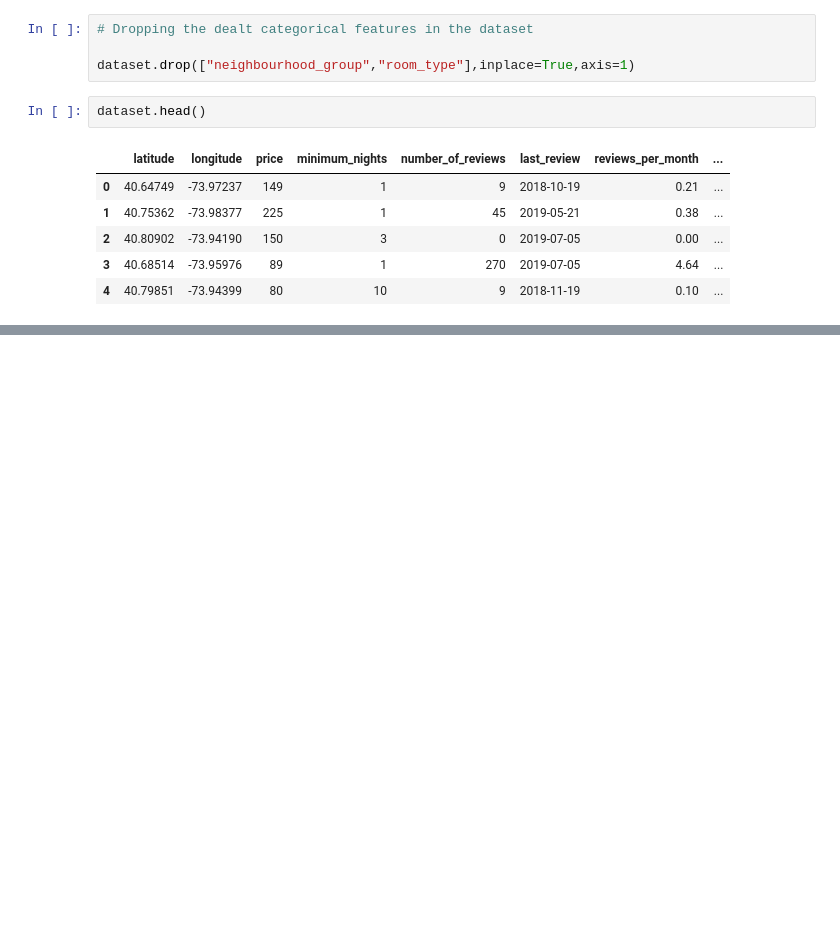
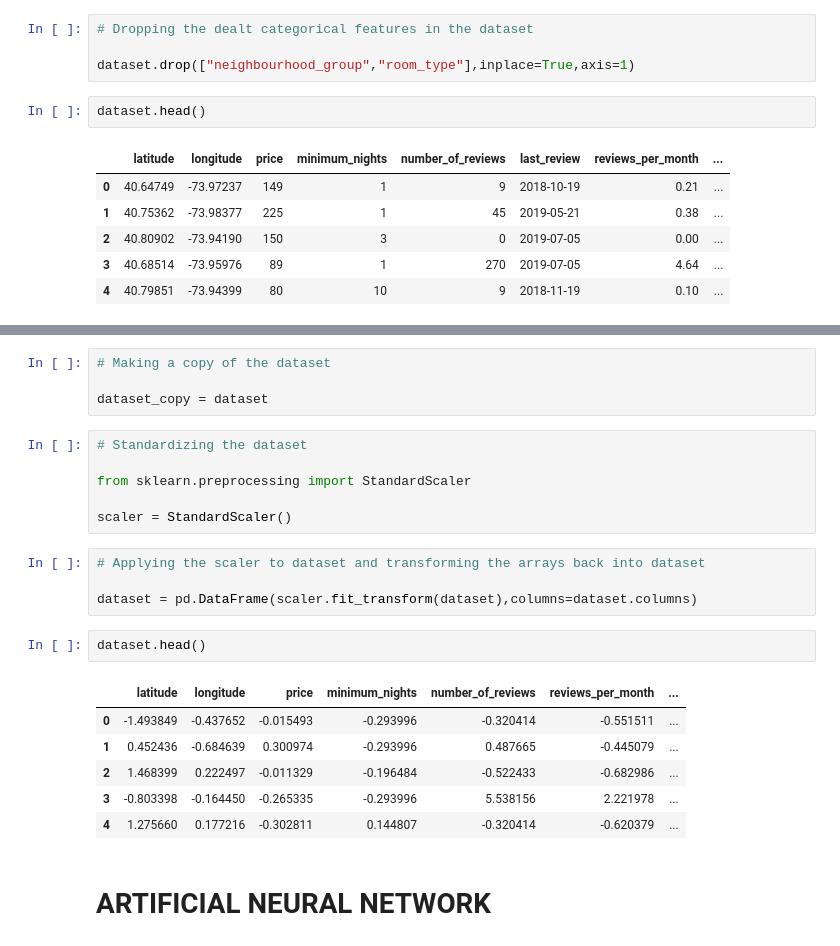
Before and after one commit to abhi-11nav/NewYork_HousingPrice, a Jupyter notebook: NewYork_Airbnb.ipynb, the cells around one changed output, grey strips where cells are left out. Saved outputs shown, nothing was run; the diff lists cells and outputs as text; blank space fills up the shorter version.

```diff
--- a/NewYork_Airbnb.ipynb
+++ b/NewYork_Airbnb.ipynb
@@ -318,0 +359,25 @@ dataset
+# %%
+# Making a copy of the dataset
+
+dataset_copy = dataset
+# %%
+# Standardizing the dataset
+
+from sklearn.preprocessing import StandardScaler
+
+scaler = StandardScaler()
+# %%
+# Applying the scaler to dataset and transforming the arrays back into dataset
+
+dataset = pd.DataFrame(scaler.fit_transform(dataset),columns=dataset.columns)
+# %%
+dataset.head()
+# %% [output]
+|  | latitude | longitude | price | minimum_nights | number_of_reviews | reviews_per_month | ... |
+| 0 | -1.493849 | -0.437652 | -0.015493 | -0.293996 | -0.320414 | -0.551511 | ... |
+| 1 | 0.452436 | -0.684639 | 0.300974 | -0.293996 | 0.487665 | -0.445079 | ... |
+| 2 | 1.468399 | 0.222497 | -0.011329 | -0.196484 | -0.522433 | -0.682986 | ... |
+| 3 | -0.803398 | -0.164450 | -0.265335 | -0.293996 | 5.538156 | 2.221978 | ... |
+| 4 | 1.275660 | 0.177216 | -0.302811 | 0.144807 | -0.320414 | -0.620379 | ... |
+# %% [markdown]
+# ARTIFICIAL NEURAL NETWORK
```
Also changed, not shown: parts of 14 cells of this notebook.
